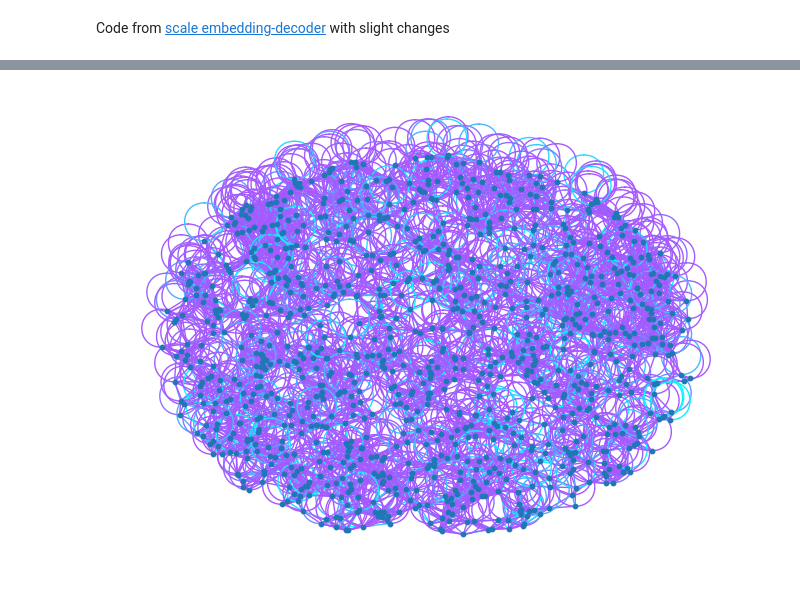
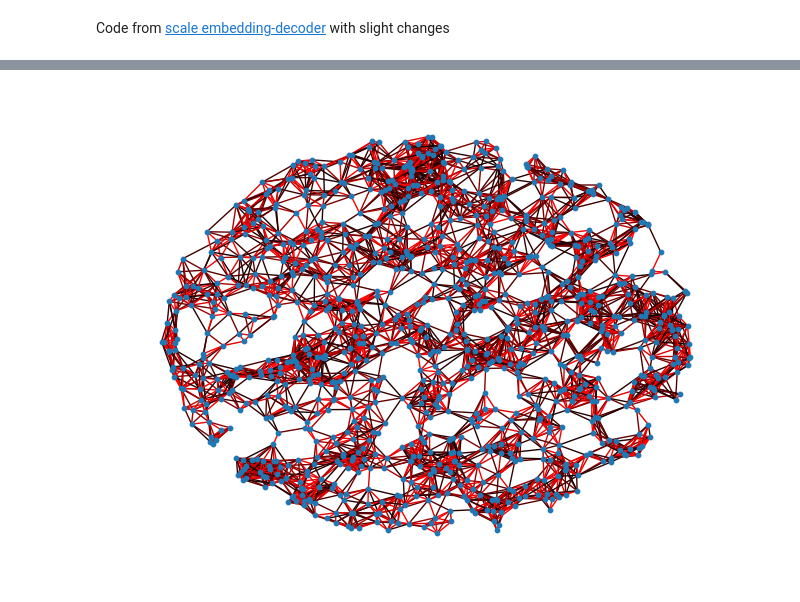
Before and after one commit to HydrofinLoewenherz/embedding-eval-framework, a Jupyter notebook: scale/embedding-decode.ipynb, the cells around one changed output, grey strips where cells are left out. Drawn from its saved outputs; the diff is of its cells as text; code cells hidden in the pictures.

```diff
--- a/scale/embedding-decode.ipynb
+++ b/scale/embedding-decode.ipynb
@@ -23,7 +30,7 @@ args = Map(
     train_size = 0.7
 )
 # %%
-rg_radius = math.sqrt(args.graph_average_degree / (args.graph_size * math.pi))
+rg_radius = args.rg_radius if args.rg_radius > 0 else math.sqrt(args.graph_average_degree / (args.graph_size * math.pi))
 
 pos = list_to_dict(gen_disc(args.graph_size))
 nx_graph = nx.random_geometric_graph(args.graph_size, rg_radius, pos=pos)  # not based on rng seed yet!
@@ -35,5 +42,9 @@ print(f'Average Degree: {2.0 * nx_graph.number_of_edges() / nx_graph.number_of_n
 print(f'Largest Component Size: {len(largest_component)}')
 #pos = nx.circular_layout(nx_graph)
 nx.draw(nx_graph, pos, node_size=10)
+
+wandb.log({
+    "generated_graph": wandb.Image(plt)
+})
 # %% [output]
 Nodes: 1000
@@ -44,19 +76,8 @@ Largest Component Size: 1000
 # %%
 # tensorflow
 
-# generate dataset from graph. checks and remembers for all pairs of nodes if they were connected by an edge or not.
-ds_matracies = []
-ds_labels = []
-adj = nx.adjacency_matrix(nx_graph)
-nodes = nx.nodes(nx_graph)
-
-for x in range(nx_graph.number_of_nodes()):
-    for y in range(nx_graph.number_of_nodes()):
-        ds_matracies.append(sum((nodes[x]['pos'], nodes[y]['pos']), ()))
-                              #append (shape(4)) or vstack (shape(2,2))? probably no difference for an AI
-        ds_labels.append([1, 0] if nx_graph.has_edge(x, y) else [0, 1])
-
-full_dataset = tf.data.Dataset.from_tensor_slices((ds_matracies, ds_labels)).batch(args.batch_size)
+# generate dataset from graph from previous
+full_dataset = tf.data.Dataset.from_tensor_slices((ds_edges_pos, ds_edges_label)).batch(args.batch_size)
 
 # split dataset
 full_dataset = full_dataset.shuffle(nx_graph.number_of_nodes())
@@ -71,7 +92,7 @@ for i in range(args.layers):
     model_array.append(tf.keras.layers.Dense(args.layer_size, activation='relu')) #make size depending of graph dimensionality? Or would that against the idea?
 
 model_array.append(tf.keras.layers.Flatten())
-model_array.append(tf.keras.layers.Dense(2, activation='sigmoid'))
+model_array.append(tf.keras.layers.Dense(1, activation='sigmoid'))
 
 dense_model = tf.keras.Sequential(model_array)
 
@@ -89,7 +110,7 @@ dense_model.compile(
 )
 
 # train
-train_history = dense_model.fit(train_dataset, epochs=args.epochs)
+train_history = dense_model.fit(train_dataset, epochs=args.epochs, callbacks=[WandbCallback()])
 
 # evaluate
 test_loss, test_acc, e1, e2 = dense_model.evaluate(test_dataset, verbose=0)
@@ -119,0 +137,2 @@ predictions = dense_model.predict([sum((nodes[pair[0]]['pos'], nodes[pair[1]]['p
+# %%
+predictions = dense_model.predict(ds_edges_pos) # cartesian
@@ -130,16 +151,20 @@ array([[8.2346821e-01, 1.7671667e-01],
 # %%
 pred_graph = nx.create_empty_copy(nx_graph, with_data=True)
-edges = [ pair for pair, prediction in zip(pairs, predictions) if (prediction[0] >= prediction[1]) ] # and (pair[0] != pair[1])
+edges = [ pair for pair, prediction in zip(ds_edge_pairs, predictions) if (prediction[0] >= 0.1) ] # and (pair[0] != pair[1])
 pred_graph.add_edges_from(edges)
 # %%
-colors = np.array([ (prediction[0] - prediction[1], 1 - (prediction[0] - prediction[1]), 1) for prediction in predictions if (prediction[0] >= prediction[1]) ])
+colors = np.array([ (prediction[0], 0, 0) for prediction in predictions if (prediction[0] >= 0.1)]) # if (prediction[0] >= prediction[1]) ])
 options = {
     #"node_color": "#A0CBE2",
     "edge_color": colors,
     "node_size": 10,
     "edge_cmap": plt.cm.Blues,
     "with_labels": False,
 }
 nx.draw(pred_graph, pos, **options)
+
+wandb.log({
+    "predicted_graph": wandb.Image(plt)
+})
 # %% [output]
-[figure, old version]
+[figure, new version]
```
Also changed, not shown: parts of 9 cells of this notebook, 1 other file.
